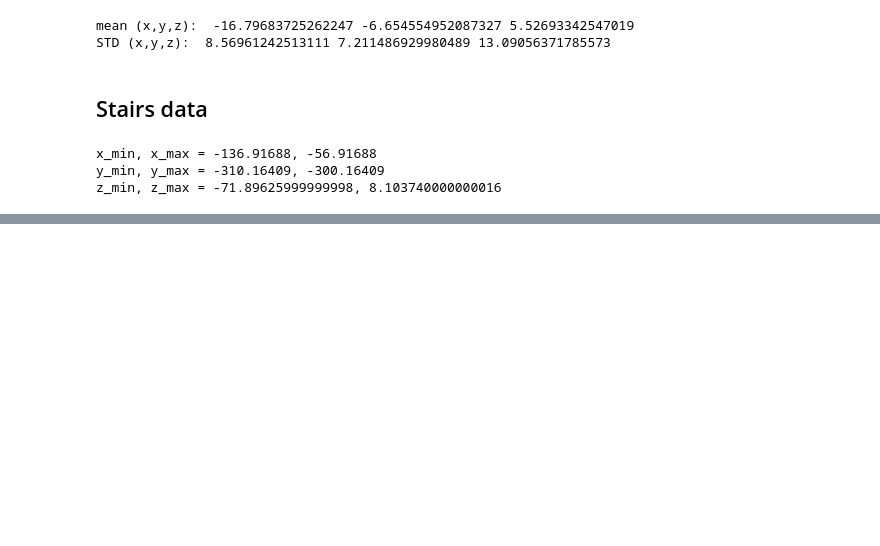
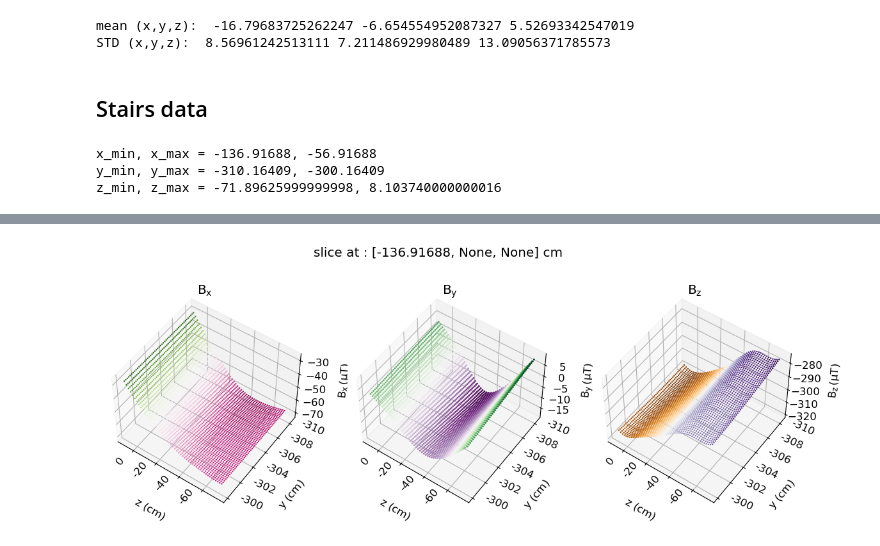
Before and after one commit to eklem1/MesonMagMapping, a Jupyter notebook: Fall_2022/ComparingMaps.ipynb, the cells around one changed output, grey strips where cells are left out. Cells and saved outputs as stored; diff of their text form; code cells hidden in the pictures; blank space fills up the shorter version.

Commit message:
Making sliced plots

```diff
--- a/Fall_2022/ComparingMaps.ipynb
+++ b/Fall_2022/ComparingMaps.ipynb
@@ -476,0 +538,5 @@ plt.show()
+# %%
+Xslice = data_22_s['x'][0]
+PlotComponentsSlice(data_22_s, slicer=[Xslice, None, None], Compare=False, fsize=(20,6), lims=None, title=None)
+# %% [output]
+[figure, added]
```
Also changed, not shown: parts of 10 cells of this notebook.
